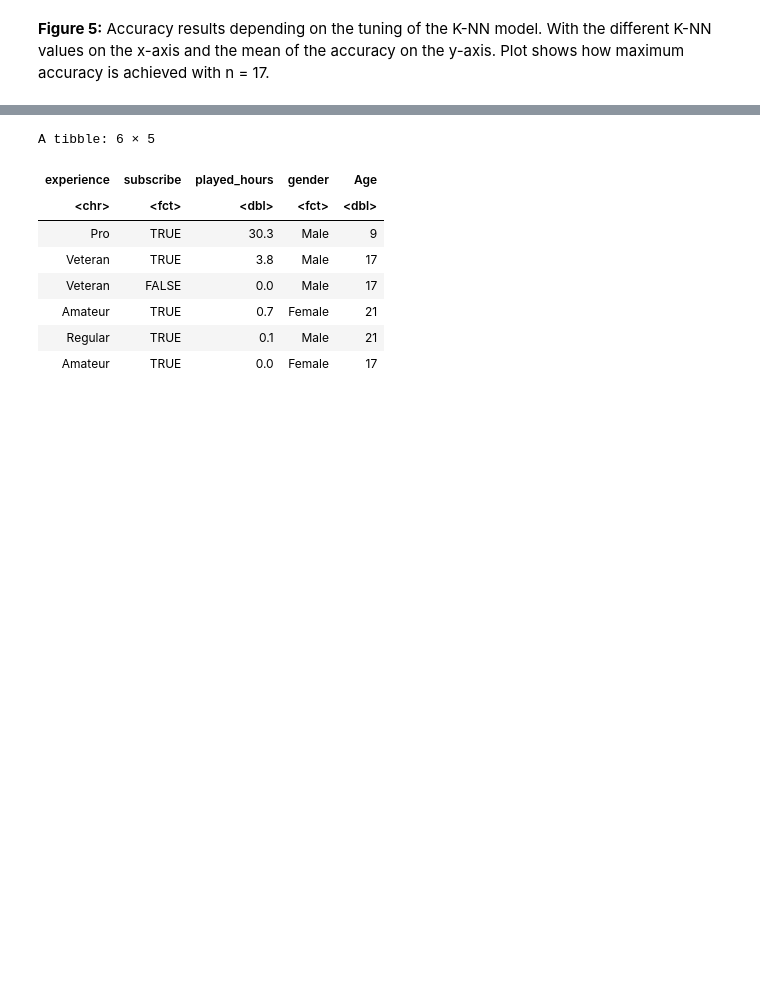
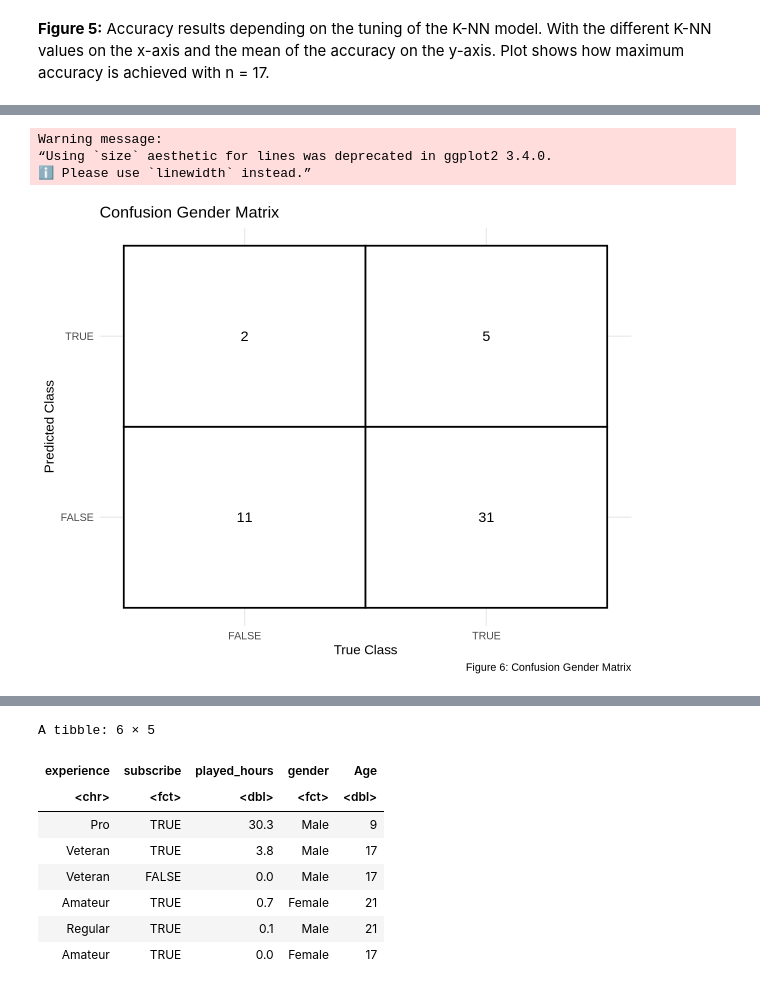
Before and after one commit to SusieFeng316/minecraft_project, a Jupyter notebook: Group.ipynb, the cells around one changed output, grey strips where cells are left out. Cells and saved outputs as stored; diff of their text form; code cells hidden in the pictures; blank space fills up the shorter version.

```diff
--- a/Group.ipynb
+++ b/Group.ipynb
@@ -284,16 +288,22 @@ colnames(gender_table_tidy) <- c("Prediction", "Truth", "n")
 # %%
 ggplot(gender_table_tidy, aes(x = Truth, y = Prediction)) +
   geom_tile(color = "black",size = 1,fill="white") +
   theme_minimal() +
 geom_text(aes(label = n), color = "black", size = 6) +
   labs(title = "Confusion Gender Matrix",
     x = "True Class",
     y = "Predicted Class",
-    fill = "Count") +
+    fill = "Count", , caption = "Figure 6: Confusion Gender Matrix") +
   theme(
     axis.text.x = element_text(angle = 45, hjust = 1, size = 16),
     axis.text.y = element_text(angle = 0, size = 16),
-    plot.title = element_text(hjust = 0.5, size = 18, face = "bold"))
+    plot.title = element_text(hjust = 0.5, size = 18, face = "bold"))  +
+  theme_minimal(base_size = 16)
+# %% [output]
+Warning message:
+“Using `size` aesthetic for lines was deprecated in ggplot2 3.4.0.
+ℹ Please use `linewidth` instead.”
+[figure, added]
 # %%
 gender_accuracy <-gender_test_predictions|>
   metrics(truth = subscribe, estimate = .pred_class) |>
```
Also changed, not shown: parts of 60 cells of this notebook.
